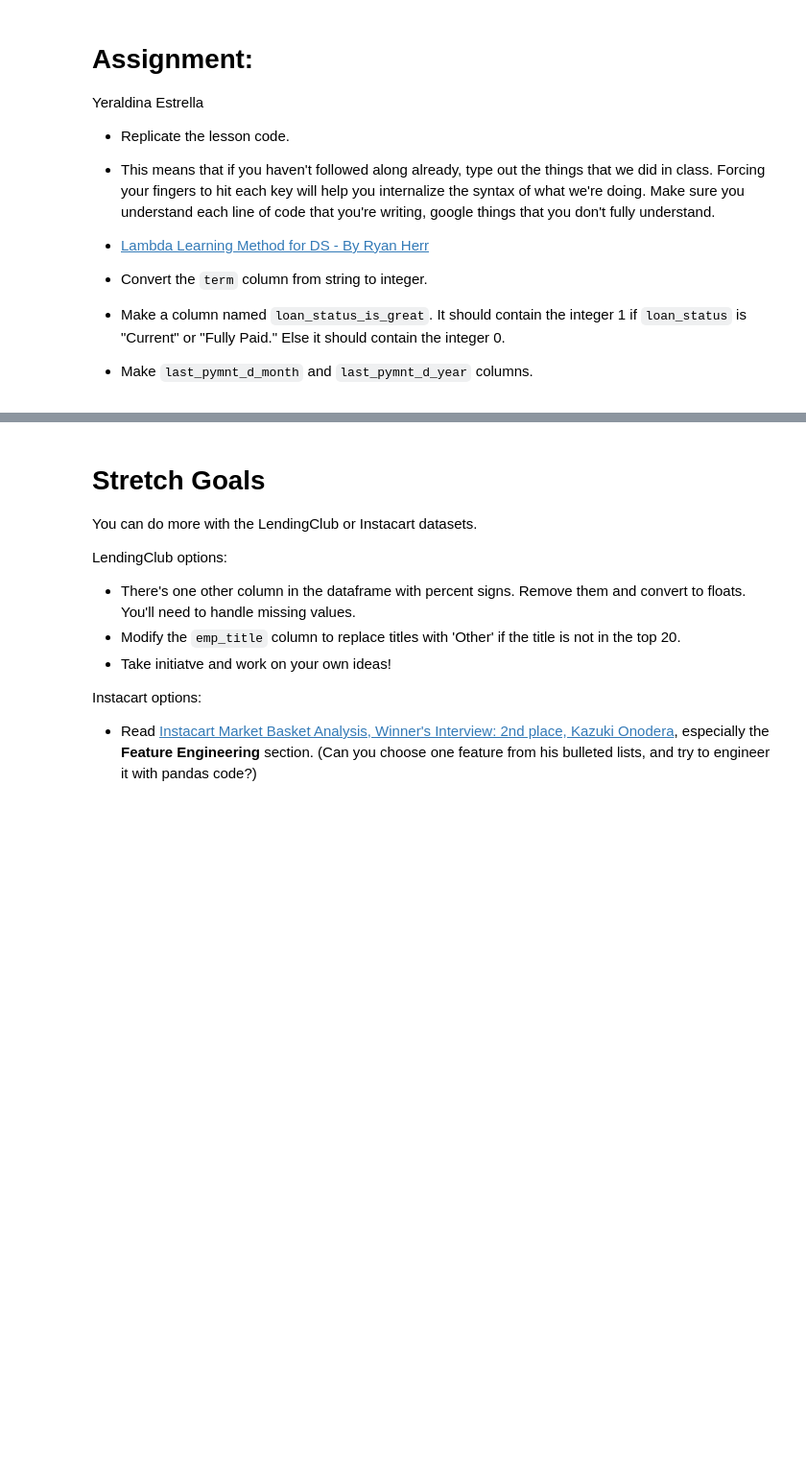
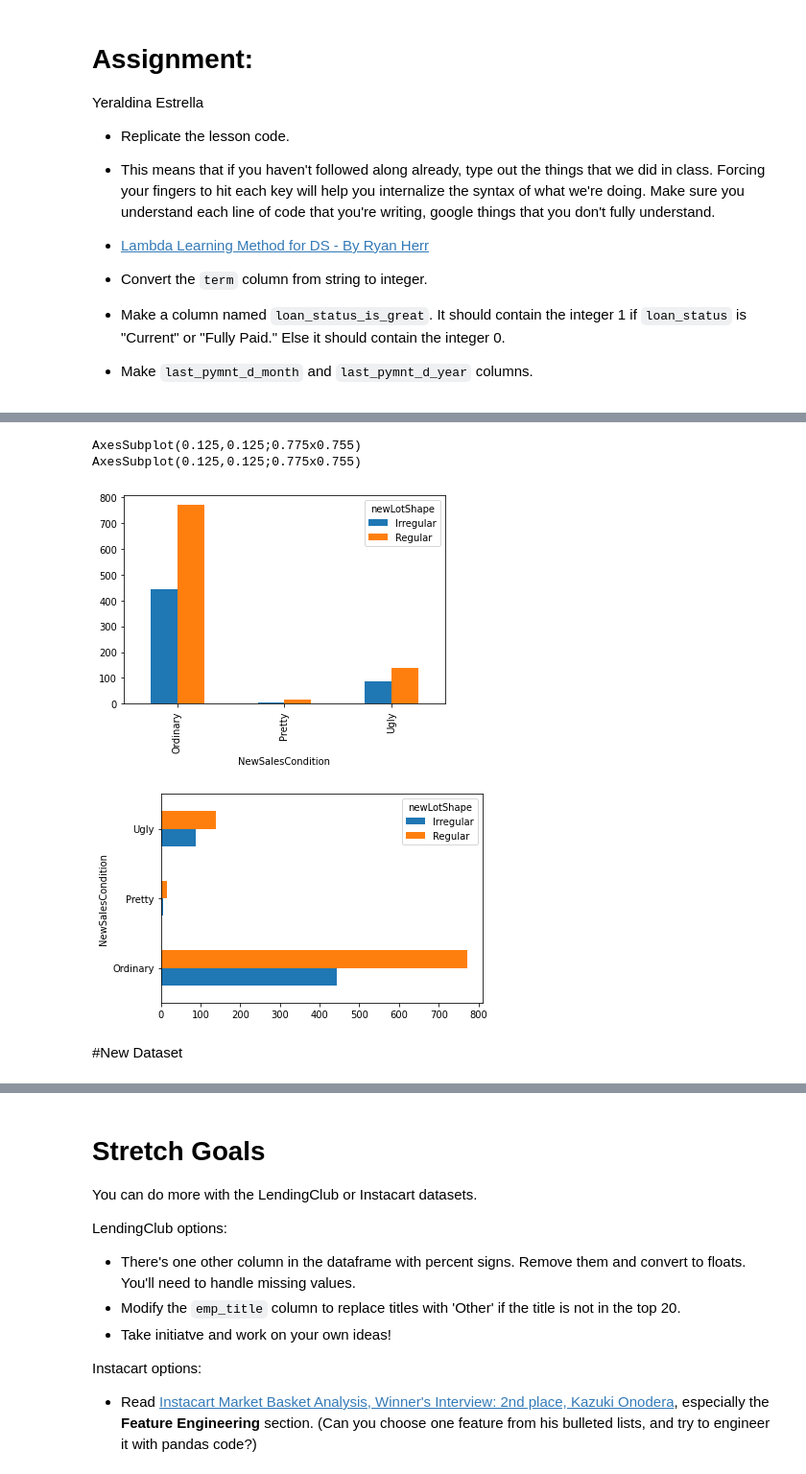
Before and after one commit to yestrella14/DS-Unit-1-Sprint-1-Data-Wrangling-and-Storytelling, a Jupyter notebook: LS_DS_112_Make_Features_Assignment.ipynb, the cells around one changed output, grey strips where cells are left out. Shown: that part at 96% size. Saved outputs shown, nothing was run; the diff lists cells and outputs as text; code cells hidden in the pictures; blank space fills up the shorter version.

```diff
--- a/LS_DS_112_Make_Features_Assignment.ipynb
+++ b/LS_DS_112_Make_Features_Assignment.ipynb
@@ -18,0 +174,3 @@ Yeraldina Estrella
+# %%
+#Lets replace the NaN values with the mean
+iowa['LotFrontageCopy'].fillna(iowa['LotFrontage'].median(), inplace= True)
@@ -18,0 +193,3 @@ Yeraldina Estrella
+# %%
+#Lets Drop the NaN in the Original LotFrontage Column
+iowa['LotFrontage'].dropna(inplace=True)
@@ -18,0 +270,5 @@ Yeraldina Estrella
+# %%
+#Create a new variable with only two categories for Lot Shape
+iowa['newLotShape'] = iowa['LotShape'].map({'Reg': 'Regular', 'IR1': 'Irregular', 'IR2' : "Irregular", 'IR3': 'Irregular'})
+#Find out the categories on the new variable created
+iowa['newLotShape'].value_counts()
@@ -18,0 +290,7 @@ Yeraldina Estrella
+# %%
+#Create a new variable and store the new sales conditions
+iowa['NewSalesCondition'] = 'Ordinary'
+print(iowa['NewSalesCondition'].value_counts())
+iowa.loc[iowa['SaleCondition'] =='Abnorml', 'NewSalesCondition'] = 'Ugly'
+iowa.loc[iowa['SaleCondition'] =='Partial', 'NewSalesCondition'] = 'Ugly'
+iowa.loc[iowa['SaleCondition'] =='Family', 'NewSalesCondition'] = 'Pretty'
@@ -18,0 +335,13 @@ Yeraldina Estrella
+# %%
+#Display the crosstabs as a bar Chart
+result= pd.crosstab(iowa['NewSalesCondition'], iowa['newLotShape'])
+print(result.plot(kind='bar'))
+#Horizontal bar plot
+print(result.plot(kind='barh'))
+# %% [output]
+AxesSubplot(0.125,0.125;0.775x0.755)
+AxesSubplot(0.125,0.125;0.775x0.755)
+[figure, added]
+[figure, added]
+# %% [markdown]
+#New Dataset
```
Also changed, not shown: parts of 65 cells of this notebook.
